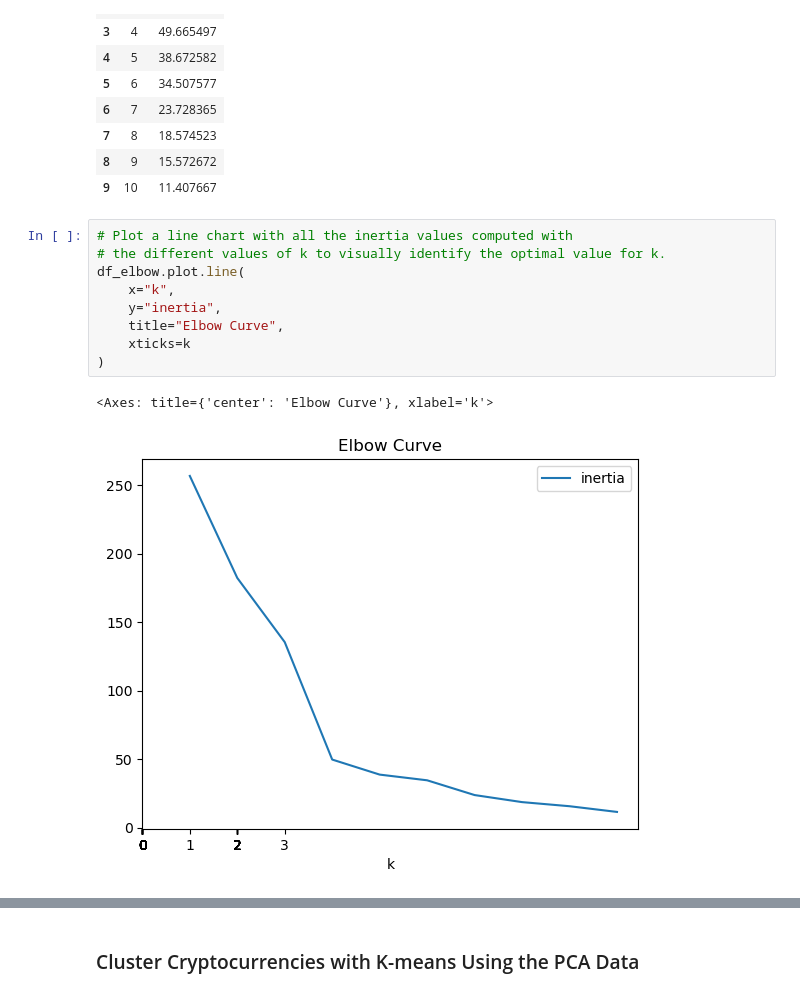
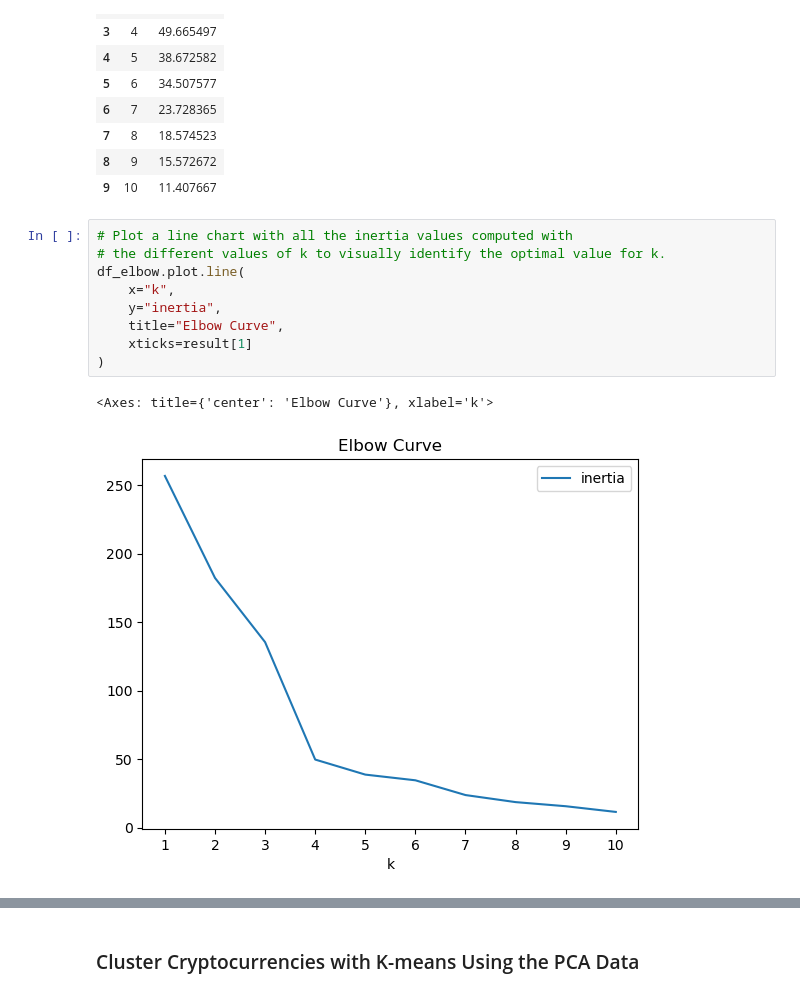
Before and after one commit to kkruel8100/CryptoClustering, a Jupyter notebook: Crypto_Clustering.ipynb, the cells around one changed output, grey strips where cells are left out. Cells and saved outputs as stored; diff of their text form.

```diff
--- a/Crypto_Clustering.ipynb
+++ b/Crypto_Clustering.ipynb
@@ -266,15 +266,15 @@ df_elbow.head(10)
 # %%
 # Plot a line chart with all the inertia values computed with
 # the different values of k to visually identify the optimal value for k.
 df_elbow.plot.line(
     x="k",
     y="inertia",
     title="Elbow Curve",
-    xticks=k
+    xticks=result[1]
 )
 # %% [output]
 <Axes: title={'center': 'Elbow Curve'}, xlabel='k'>
-[figure, old version]
+[figure, new version]
 # %% [markdown]
 #### Answer the following questions:
 * **Question:** What is the best value for `k` when using the PCA data?
```
Also changed, not shown: parts of 2 cells of this notebook.
